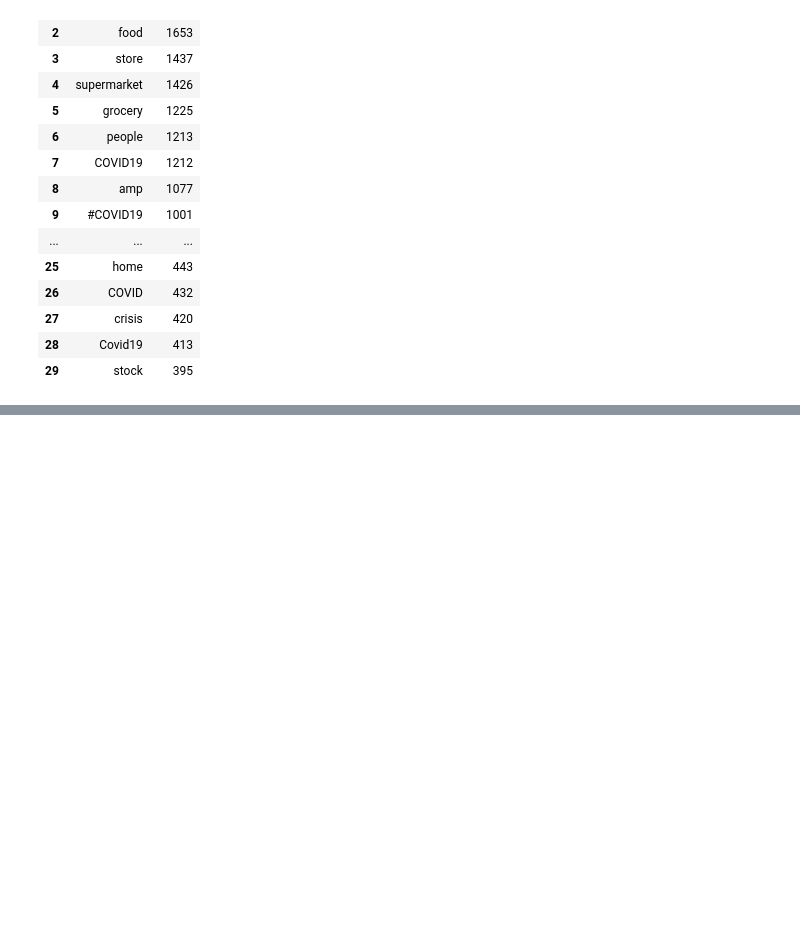
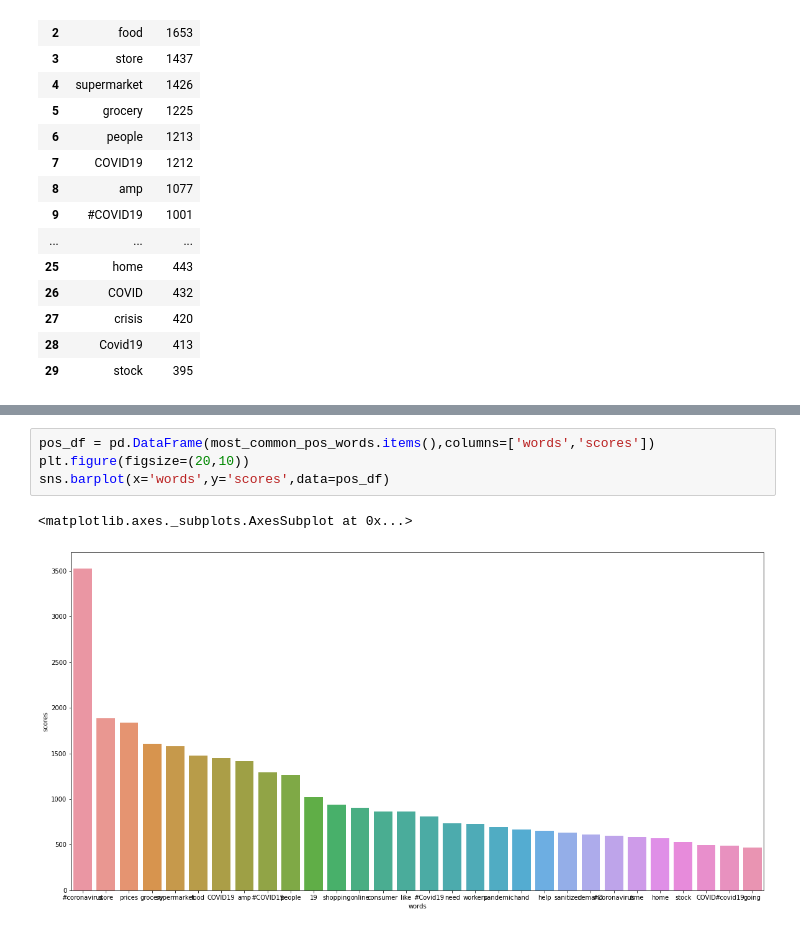
Before and after one commit to deepali2062/-Sentiment-Analysis-Predicting-sentiment-of-COVID-19-tweets, a Jupyter notebook: Copy_of_Copy_of_Coronavirus_Tweet_Sentiment_Analysis_Capstone_Project.ipynb, the cells around one changed output, grey strips where cells are left out. Saved outputs shown, nothing was run; the diff lists cells and outputs as text; blank space fills up the shorter version.

```diff
--- a/Copy_of_Copy_of_Coronavirus_Tweet_Sentiment_Analysis_Capstone_Project.ipynb
+++ b/Copy_of_Copy_of_Coronavirus_Tweet_Sentiment_Analysis_Capstone_Project.ipynb
@@ -629,0 +630,7 @@ plt.show()
+# %%
+pos_df = pd.DataFrame(most_common_pos_words.items(),columns=['words','scores'])
+plt.figure(figsize=(20,10))
+sns.barplot(x='words',y='scores',data=pos_df)
+# %% [output]
+<matplotlib.axes._subplots.AxesSubplot at 0x...>
+[figure, added]
```
Also changed, not shown: parts of 1 cell of this notebook.
